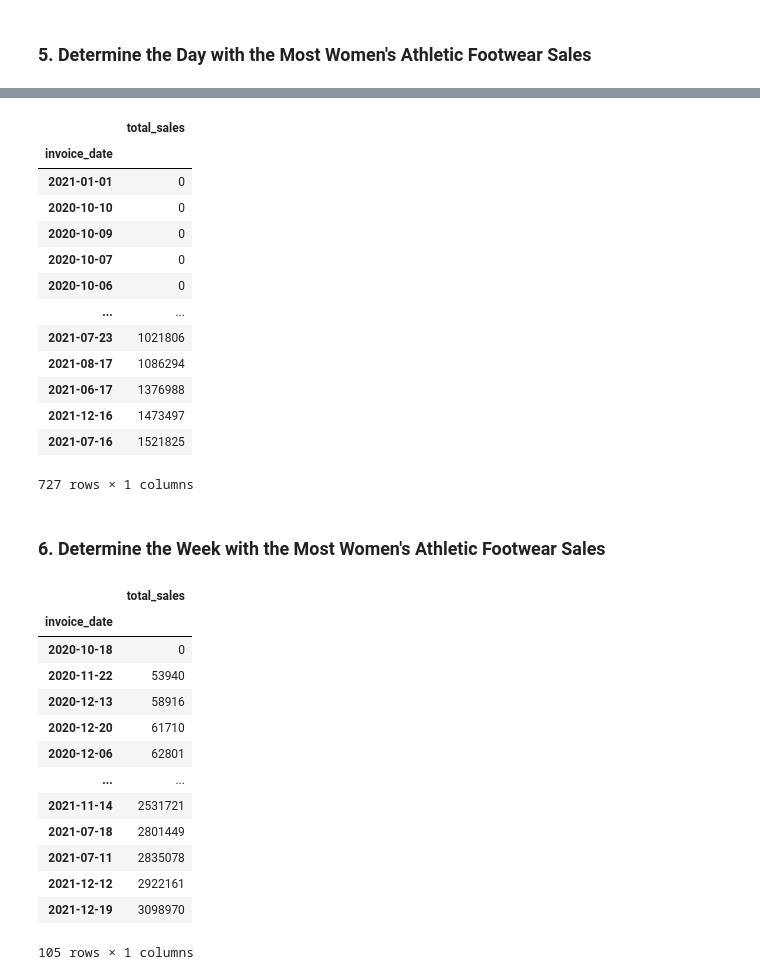
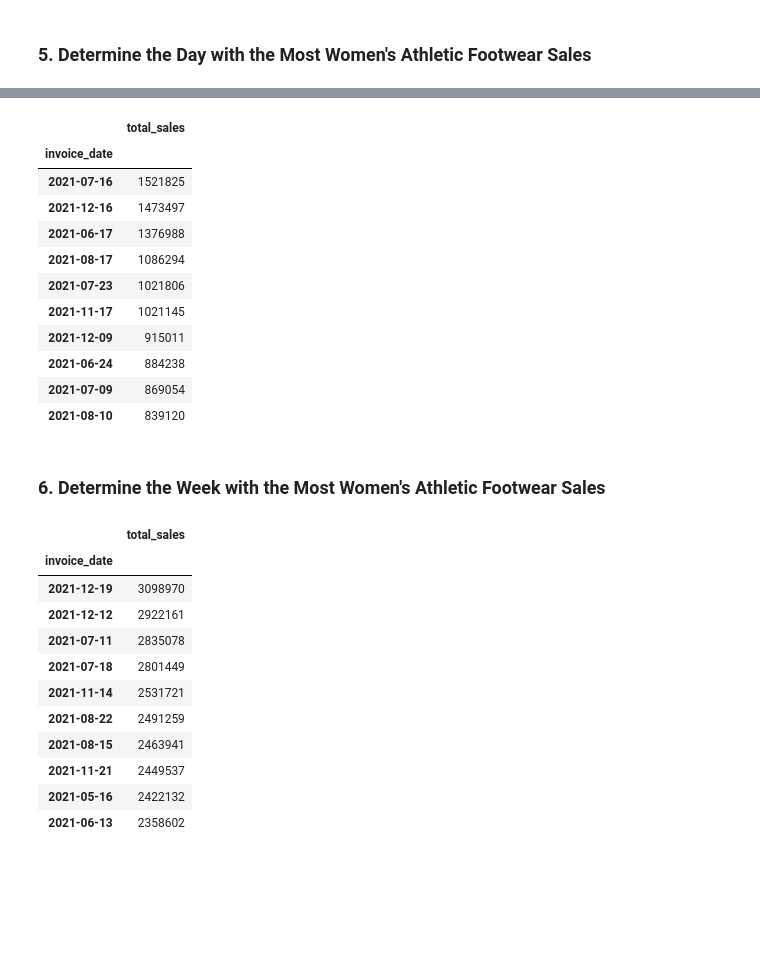
Before and after one commit to abhand321/athletic_sales_analysis, a Jupyter notebook: M5_Starter_Code/athletic_sales_analysis_starter_code.ipynb, the cells around one changed output, grey strips where cells are left out. Drawn from its saved outputs; the diff is of its cells as text; code cells hidden in the pictures; blank space fills up the shorter version.

```diff
--- a/M5_Starter_Code/athletic_sales_analysis_starter_code.ipynb
+++ b/M5_Starter_Code/athletic_sales_analysis_starter_code.ipynb
@@ -384,26 +391,24 @@ total_sales.head()
 # %%
 # Resample the pivot table into daily bins, and get the total sales for each day.
 
 # Resampling the pivot table to a different frequency
 resample_pivot_df = total_sales.resample('D').sum()
 
 # Sort the resampled pivot table in ascending order on "Total Sales".
-resample_pivot_df.sort_values(by='total_sales', ascending=True)
+resample_pivot_df.sort_values(by='total_sales', ascending=False).head(10)
 # %% [output]
 |  | total_sales |
 | invoice_date |  |
-| 2021-01-01 | 0 |
-| 2020-10-10 | 0 |
-| 2020-10-09 | 0 |
-| 2020-10-07 | 0 |
-| 2020-10-06 | 0 |
-| ... | ... |
+| 2021-07-16 | 1521825 |
+| 2021-12-16 | 1473497 |
+| 2021-06-17 | 1376988 |
+| 2021-08-17 | 1086294 |
 | 2021-07-23 | 1021806 |
-| 2021-08-17 | 1086294 |
-| 2021-06-17 | 1376988 |
-| 2021-12-16 | 1473497 |
-| 2021-07-16 | 1521825 |
+| 2021-11-17 | 1021145 |
+| 2021-12-09 | 915011 |
+| 2021-06-24 | 884238 |
+| 2021-07-09 | 869054 |
+| 2021-08-10 | 839120 |
-727 rows × 1 columns
 # %% [markdown]
 ### 6.  Determine the Week with the Most Women's Athletic Footwear Sales
 # %%
@@ -411,19 +416,17 @@ resample_pivot_df.sort_values(by='total_sales', ascending=True)
 resample_pivot_df = total_sales.resample('W').sum()
 
 # Sort the resampled pivot table in ascending order on "Total Sales".
-resample_pivot_df.sort_values(by='total_sales', ascending=True)
+resample_pivot_df.sort_values(by='total_sales', ascending=False).head(10)
 # %% [output]
 |  | total_sales |
 | invoice_date |  |
-| 2020-10-18 | 0 |
-| 2020-11-22 | 53940 |
-| 2020-12-13 | 58916 |
-| 2020-12-20 | 61710 |
-| 2020-12-06 | 62801 |
-| ... | ... |
+| 2021-12-19 | 3098970 |
+| 2021-12-12 | 2922161 |
+| 2021-07-11 | 2835078 |
+| 2021-07-18 | 2801449 |
 | 2021-11-14 | 2531721 |
-| 2021-07-18 | 2801449 |
-| 2021-07-11 | 2835078 |
-| 2021-12-12 | 2922161 |
-| 2021-12-19 | 3098970 |
+| 2021-08-22 | 2491259 |
+| 2021-08-15 | 2463941 |
+| 2021-11-21 | 2449537 |
+| 2021-05-16 | 2422132 |
+| 2021-06-13 | 2358602 |
-105 rows × 1 columns
```
Also changed, not shown: parts of 9 cells of this notebook.
